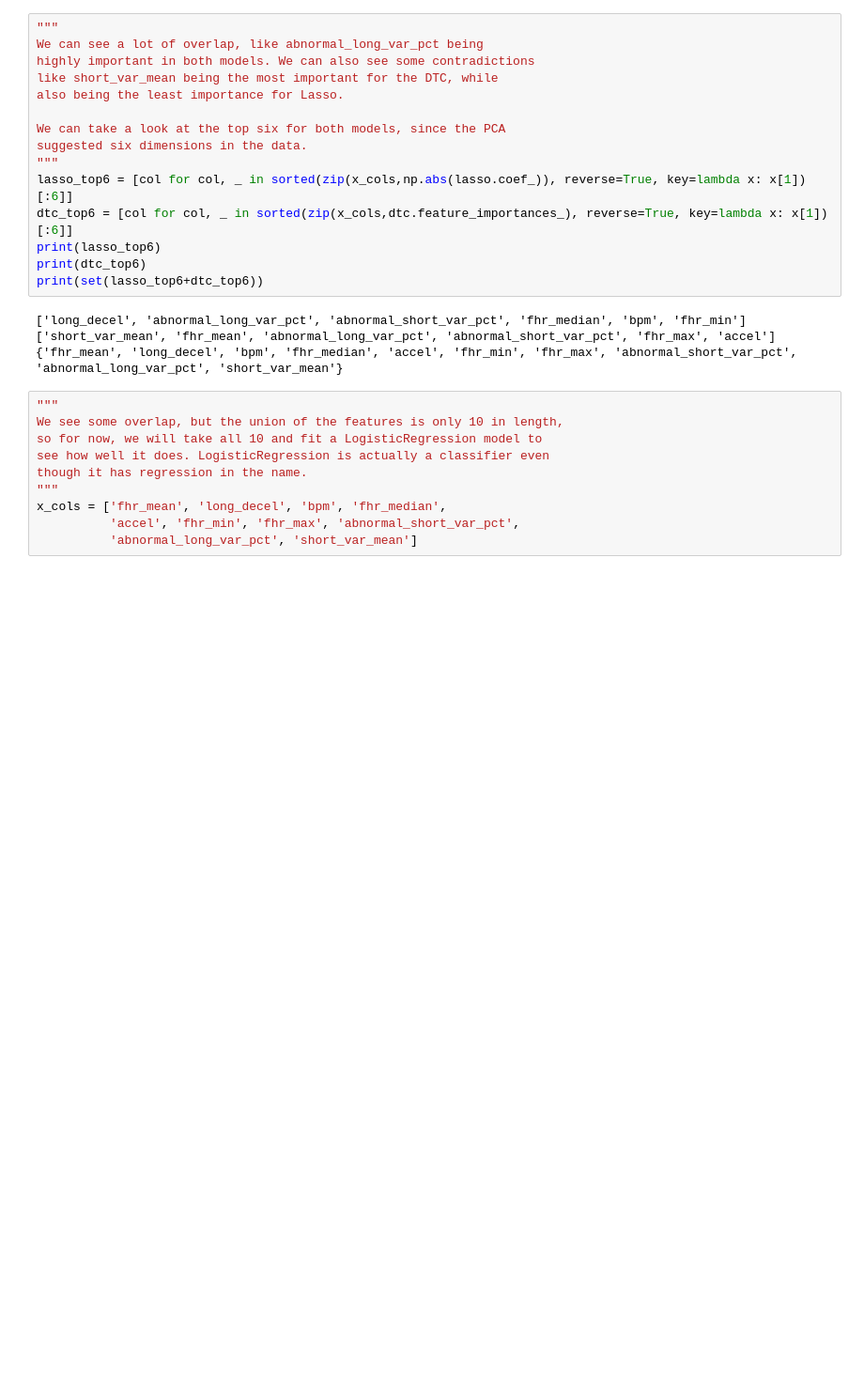
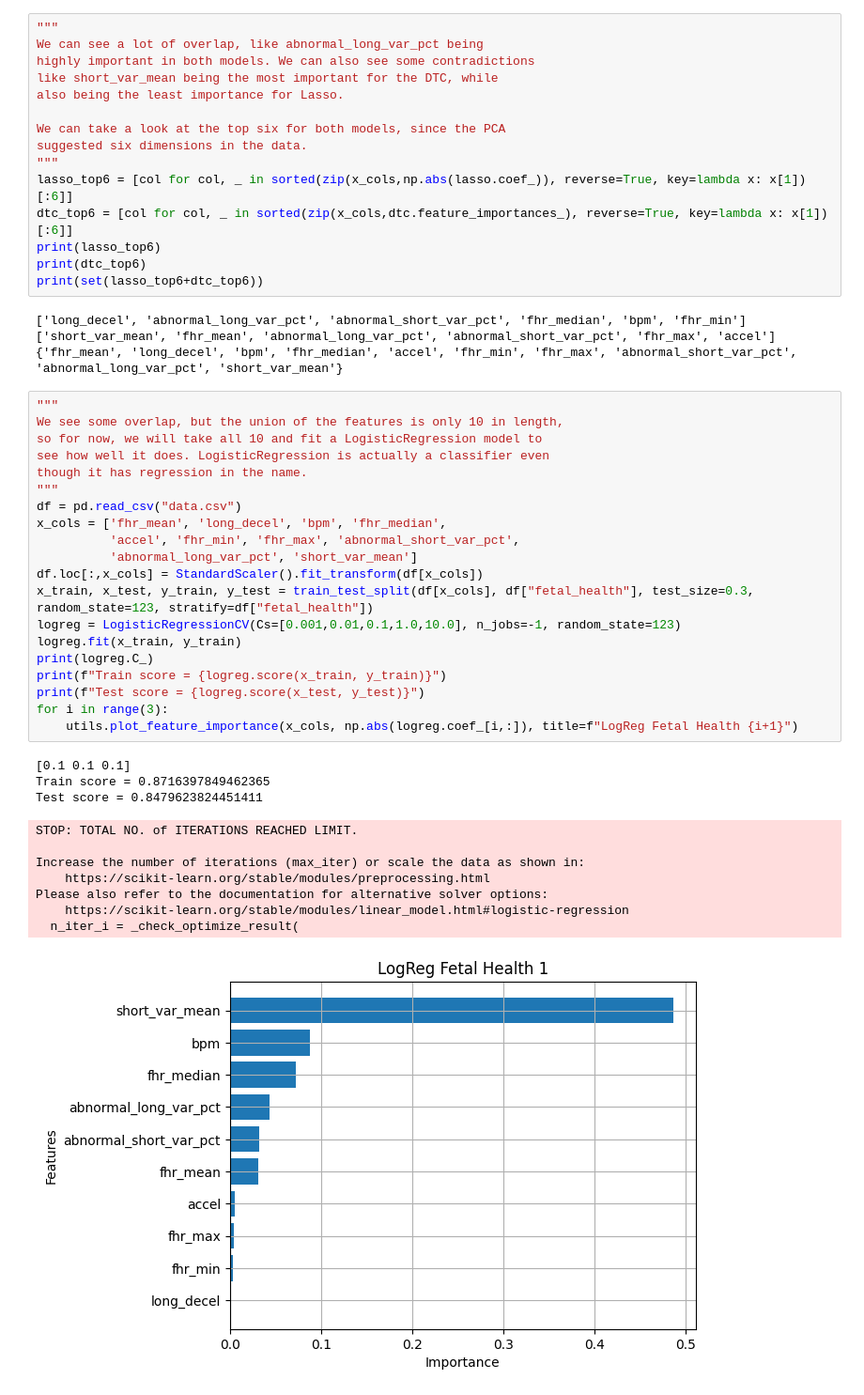
Before and after one commit to barbosaMatheus/fetal_health_classification, a Jupyter notebook: fetal_health.ipynb, the cells around one changed output. Shown at 94% size. Saved outputs shown, nothing was run; the diff lists cells and outputs as text; blank space fills up the shorter version.

Commit message:
decent logreg results

```diff
--- a/fetal_health.ipynb
+++ b/fetal_health.ipynb
@@ -216,10 +217,32 @@ print(set(lasso_top6+dtc_top6))
 # %%
 """
 We see some overlap, but the union of the features is only 10 in length,
 so for now, we will take all 10 and fit a LogisticRegression model to
 see how well it does. LogisticRegression is actually a classifier even
 though it has regression in the name.
 """
+df = pd.read_csv("data.csv")
 x_cols = ['fhr_mean', 'long_decel', 'bpm', 'fhr_median',
           'accel', 'fhr_min', 'fhr_max', 'abnormal_short_var_pct',
           'abnormal_long_var_pct', 'short_var_mean']
+df.loc[:,x_cols] = StandardScaler().fit_transform(df[x_cols])
+x_train, x_test, y_train, y_test = train_test_split(df[x_cols], df["fetal_health"], test_size=0.3, random_state=123, stratify=df["fetal_health"])
+logreg = LogisticRegressionCV(Cs=[0.001,0.01,0.1,1.0,10.0], n_jobs=-1, random_state=123)
+logreg.fit(x_train, y_train)
+print(logreg.C_)
+print(f"Train score = {logreg.score(x_train, y_train)}")
+print(f"Test score = {logreg.score(x_test, y_test)}")
+for i in range(3):
+    utils.plot_feature_importance(x_cols, np.abs(logreg.coef_[i,:]), title=f"LogReg Fetal Health {i+1}")
+# %% [output]
+[0.1 0.1 0.1]
+Train score = 0.8716397849462365
+Test score = 0.8479623824451411
+STOP: TOTAL NO. of ITERATIONS REACHED LIMIT.
+
+Increase the number of iterations (max_iter) or scale the data as shown in:
+    https://scikit-learn.org/stable/modules/preprocessing.html
+Please also refer to the documentation for alternative solver options:
+    https://scikit-learn.org/stable/modules/linear_model.html#logistic-regression
+  n_iter_i = _check_optimize_result(
+[figure, added]
```
Also changed, not shown: parts of 2 cells of this notebook, 1 other file.
